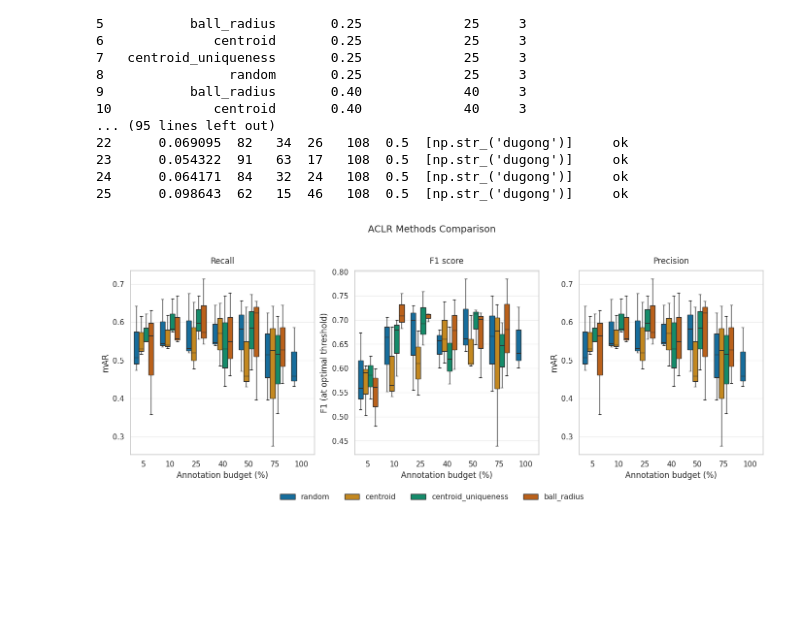
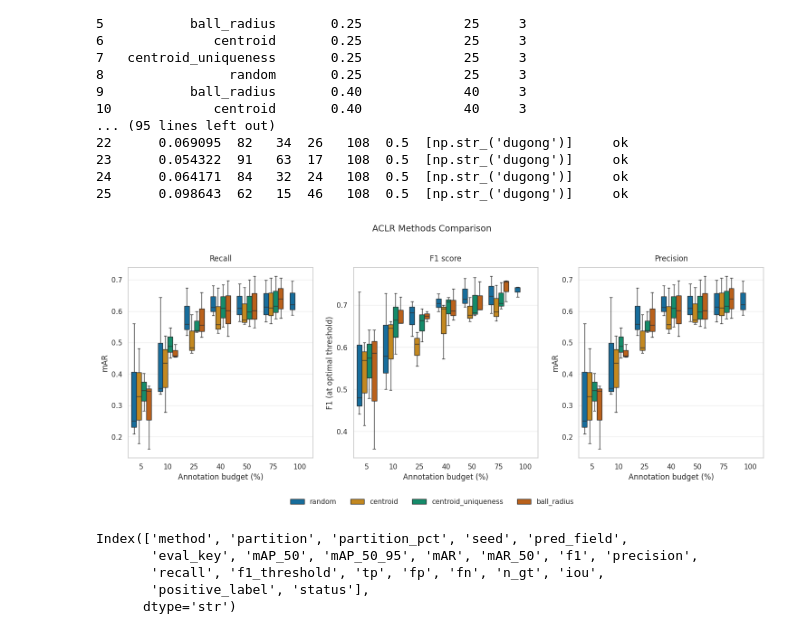
Before and after one commit to emanuel-gf/Dugongs_IRISA-MARBEC-LIRMM, a Jupyter notebook: chapter3/evaluation.ipynb, the cells around one changed output. Cells and saved outputs as stored; diff of their text form; code cells hidden in the pictures; blank space fills up the shorter version.

```diff
--- a/chapter3/evaluation.ipynb
+++ b/chapter3/evaluation.ipynb
@@ -38,0 +61,9 @@ fo.list_datasets()
+# %%
+
+for seed in merged:
+    merged[seed]["train"]["p100"] = {}
+    merged[seed]["train"]["p100"]["random"] = p100[seed]["train"]["p100"]["random"]
+# %%
+new_file = "/share/home/e2406743/code/Dugongs_IRISA-MARBEC-LIRMM/chapter3/json_ids_training/MERGED_MERGED.json"
+with open(new_file,"w") as f:
+    json.dump(merged, f, indent=2)
@@ -39,3 +87,7 @@ fo.list_datasets()
+# %%
+import json
+with open("/share/home/e2406743/code/Dugongs_IRISA-MARBEC-LIRMM/chapter3/json_ids_training/MERGED_MERGED.json") as f:
+    merged = json.load(f)
 # %%
 dataset = fo.load_dataset("wp_final_test")
 # %% [markdown]
@@ -1458,9 +2174,10 @@ Sample fields:
 # %% [markdown]
 ## Join df and prepare plots
 # %%
-df1 = pd.read_parquet("/share/home/e2406743/code/Dugongs_IRISA-MARBEC-LIRMM/chapter3/models_run/results_df/seed1.parquet")
-df2 = pd.read_parquet("/share/home/e2406743/code/Dugongs_IRISA-MARBEC-LIRMM/chapter3/models_run/results_df/seed2.parquet")
-df3 = pd.read_parquet("/share/home/e2406743/code/Dugongs_IRISA-MARBEC-LIRMM/chapter3/models_run/results_df/seed3.parquet")
+import pandas as pd
+df1 = pd.read_parquet("/share/home/e2406743/code/Dugongs_IRISA-MARBEC-LIRMM/chapter3/models_run/results_df/seed1_v2.parquet")
+df2 = pd.read_parquet("/share/home/e2406743/code/Dugongs_IRISA-MARBEC-LIRMM/chapter3/models_run/results_df/seed2_v2.parquet")
+df3 = pd.read_parquet("/share/home/e2406743/code/Dugongs_IRISA-MARBEC-LIRMM/chapter3/models_run/results_df/seed3_v2.parquet")
 # %%
 df_join = pd.concat([df1,df2,df3])
 # %%
@@ -1536,34 +2309,42 @@ dat["method"] = pd.Categorical(dat["method"], categories=order, ordered=True)
 
 sns.set_theme(style="whitegrid", context="notebook")
 
-fig, axes = plt.subplots(1, 3, figsize=(14, 5.5), sharex=True)
+fig, axes = plt.subplots(1, 3, figsize=(15, 6), sharex=True)
 
 specs = [("mAR", "mAR", "Recall"),
          ("f1",  "F1 (at optimal threshold)", "F1 score"),
          ("mAR", "mAR","Precision")]
 
 for ax, (col, ylab, title) in zip(axes, specs):
     sns.boxplot(data=dat, x="partition_pct", y=col, hue="method",
                 order=sorted(dat["partition_pct"].unique()),
                 hue_order=order, palette=palette,
                 width=.75, fliersize=2.5, linewidth=1.0, ax=ax)
 
     ax.set_title(title, fontsize=12, pad=10)
     ax.set_xlabel("Annotation budget (%)")
     ax.set_ylabel(ylab)
     ax.grid(axis="y", alpha=.35)
     ax.grid(axis="x", visible=False)
     ax.legend_.remove()                      # drop per-axes legends
 
 # one shared legend under both panels
 handles, labels = axes[0].get_legend_handles_labels()
 fig.legend(handles, labels, #title="Selection method",
            loc="lower center", bbox_to_anchor=(0.5, -0.04),
            ncol=len(order), frameon=False)
 
 fig.suptitle("ACLR Methods Comparison", fontsize=14, y=1.02)
 fig.tight_layout()
 fig.subplots_adjust(wspace=0.22, bottom=0.16)
 # fig.savefig("al_mar_f1.png", dpi=300, bbox_inches="tight")
 # %% [output]
-[figure, old version]
+[figure, new version]
+# %%
+df_join.columns
+# %% [output]
+Index(['method', 'partition', 'partition_pct', 'seed', 'pred_field',
+       'eval_key', 'mAP_50', 'mAP_50_95', 'mAR', 'mAR_50', 'f1', 'precision',
+       'recall', 'f1_threshold', 'tp', 'fp', 'fn', 'n_gt', 'iou',
+       'positive_label', 'status'],
+      dtype='str')
```
Also changed, not shown: parts of 75 cells of this notebook, 7 other files.
